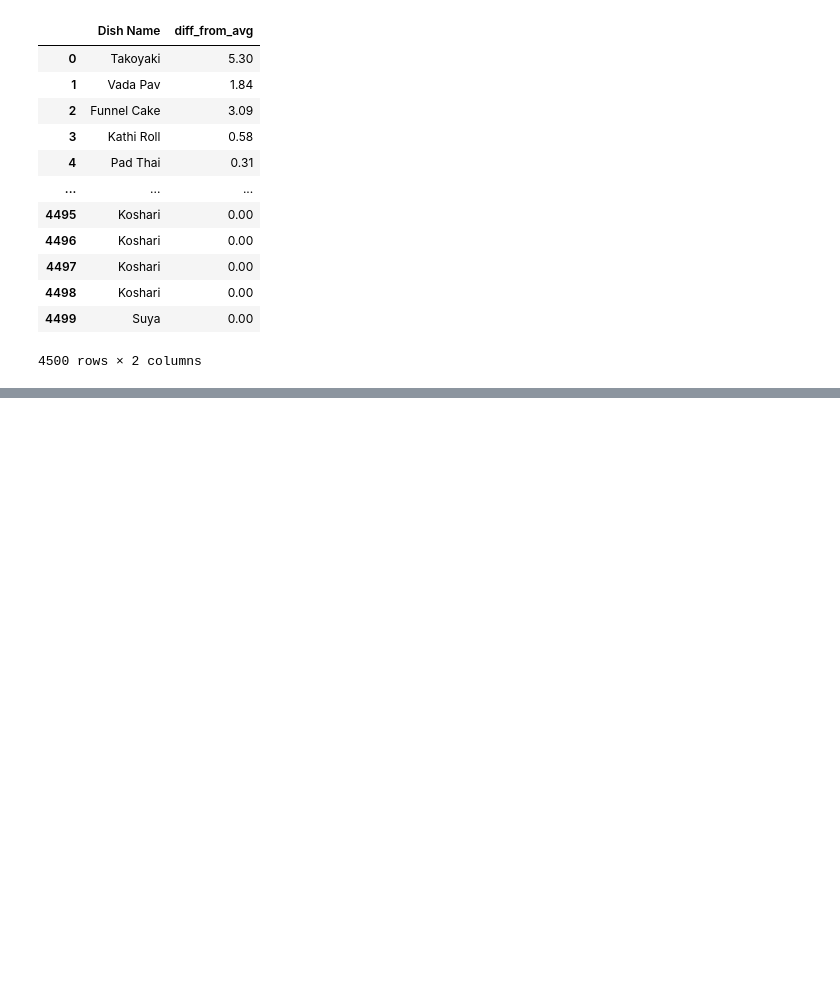
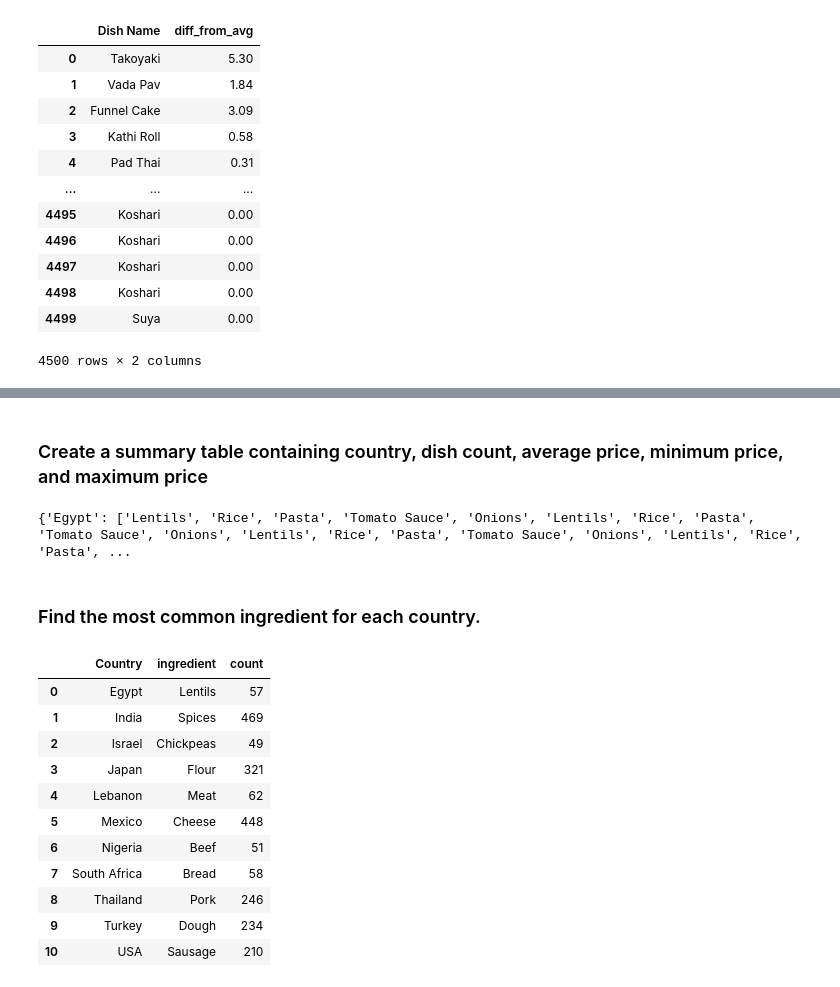
Before and after one commit to ushasrisetti24/Python-Practice, a Jupyter notebook: Street Food Analysis/Street food dataset.ipynb, the cells around one changed output, grey strips where cells are left out. Saved outputs shown, nothing was run; the diff lists cells and outputs as text; code cells hidden in the pictures; blank space fills up the shorter version.

```diff
--- a/Street Food Analysis/Street food dataset.ipynb
+++ b/Street Food Analysis/Street food dataset.ipynb
@@ -363,0 +377,76 @@ display(new_df[["Dish Name", "diff_from_avg"]])
+# %% [markdown]
+### Create a summary table containing country, dish count, average price, minimum price, and maximum price
+# %%
+country_ingredients = {}
+
+for country, group in df.groupby("Country"):
+    ingredients = []
+
+    for ingredient_text in group["Ingredients"].dropna():
+        ingredients.extend(
+            ingredient.strip()
+            for ingredient in ingredient_text.split(",")
+        )
+
+    country_ingredients[country] = ingredients
+
+print(country_ingredients)
+# %% [output]
+{'Egypt': ['Lentils', 'Rice', 'Pasta', 'Tomato Sauce', 'Onions', 'Lentils', 'Rice', 'Pasta', 'Tomato Sauce', 'Onions', 'Lentils', 'Rice', 'Pasta', 'Tomato Sauce', 'Onions', 'Lentils', 'Rice', 'Pasta', ...
+# %% [markdown]
+### Find the most common ingredient for each country.
+# %%
+country_ingredients = {}
+
+for country, group in df.groupby("Country"):
+    ingredient_counts = {}
+
+    for ingredient_text in group["Ingredients"].dropna():
+        for ingredient in ingredient_text.split(","):
+            ingredient = ingredient.strip()
+
+            if ingredient in ingredient_counts:
+                ingredient_counts[ingredient] += 1
+            else:
+                ingredient_counts[ingredient] = 1
+
+    country_ingredients[country] = ingredient_counts
+
+
+most_common = {}
+
+for country, ingredient_counts in country_ingredients.items():
+    common_ingredient = None
+    highest_count = 0
+
+    for ingredient, count in ingredient_counts.items():
+        if count > highest_count:
+            highest_count = count
+            common_ingredient = ingredient
+
+    most_common[country] = {
+        "ingredient": common_ingredient,
+        "count": highest_count
+    }
+
+most_common_df = pd.DataFrame.from_dict(
+    most_common,
+    orient="index"
+).reset_index()
+
+most_common_df = most_common_df.rename(columns={"index": "Country"})
+
+display(most_common_df)
+# %% [output]
+|  | Country | ingredient | count |
+| 0 | Egypt | Lentils | 57 |
+| 1 | India | Spices | 469 |
+| 2 | Israel | Chickpeas | 49 |
+| 3 | Japan | Flour | 321 |
+| 4 | Lebanon | Meat | 62 |
+| 5 | Mexico | Cheese | 448 |
+| 6 | Nigeria | Beef | 51 |
+| 7 | South Africa | Bread | 58 |
+| 8 | Thailand | Pork | 246 |
+| 9 | Turkey | Dough | 234 |
+| 10 | USA | Sausage | 210 |
```
Also changed, not shown: parts of 4 cells of this notebook.
